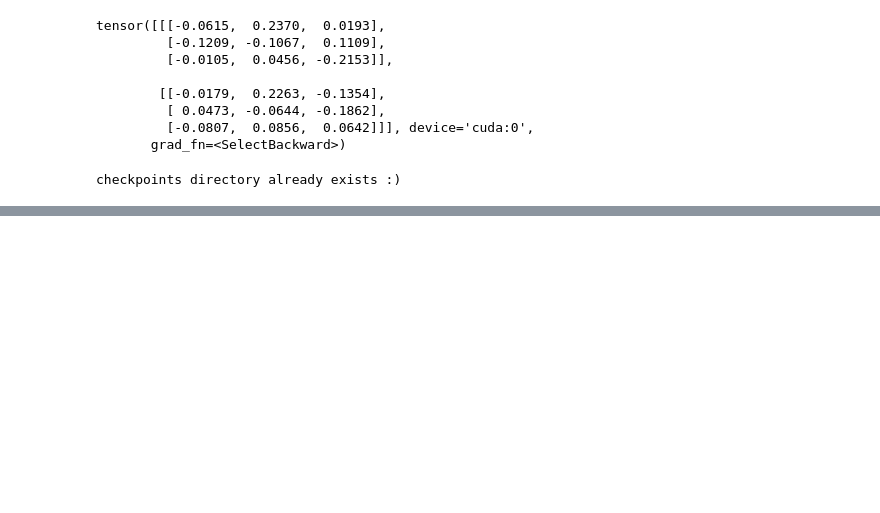
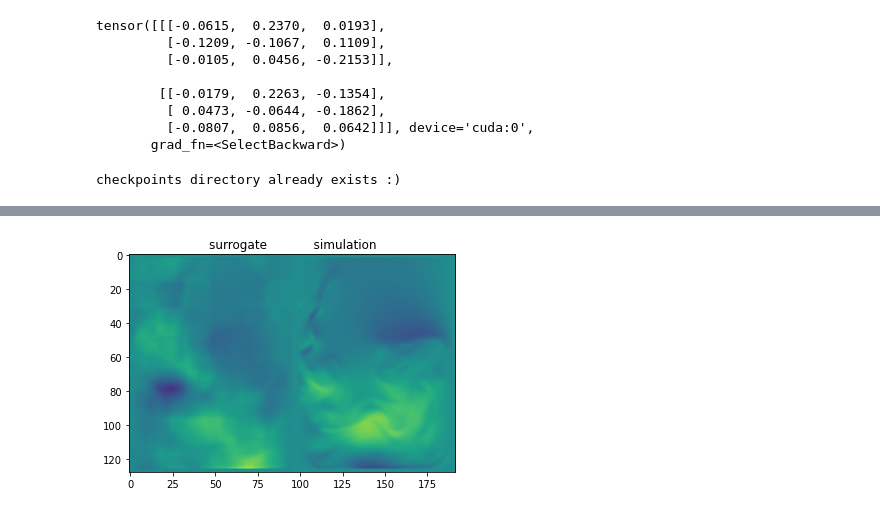
Before and after one commit to dwidemann/surrogates4sims, a Jupyter notebook: 09_manta_nn_surrogate.ipynb, the cells around one changed output, grey strips where cells are left out. Cells and saved outputs as stored; diff of their text form; code cells hidden in the pictures; blank space fills up the shorter version.

```diff
--- a/09_manta_nn_surrogate.ipynb
+++ b/09_manta_nn_surrogate.ipynb
@@ -647,0 +807,4 @@ test_writer.flush()
+# %%
+make_movie(sample_sim, sample_GT, ID='_train')
+Video('{}.mp4'.format(versionName+'_train'))
+# %% [output]
@@ -647,0 +812 @@ test_writer.flush()
+[figure, added]
```
Also changed, not shown: parts of 23 cells of this notebook, 1 other file.
